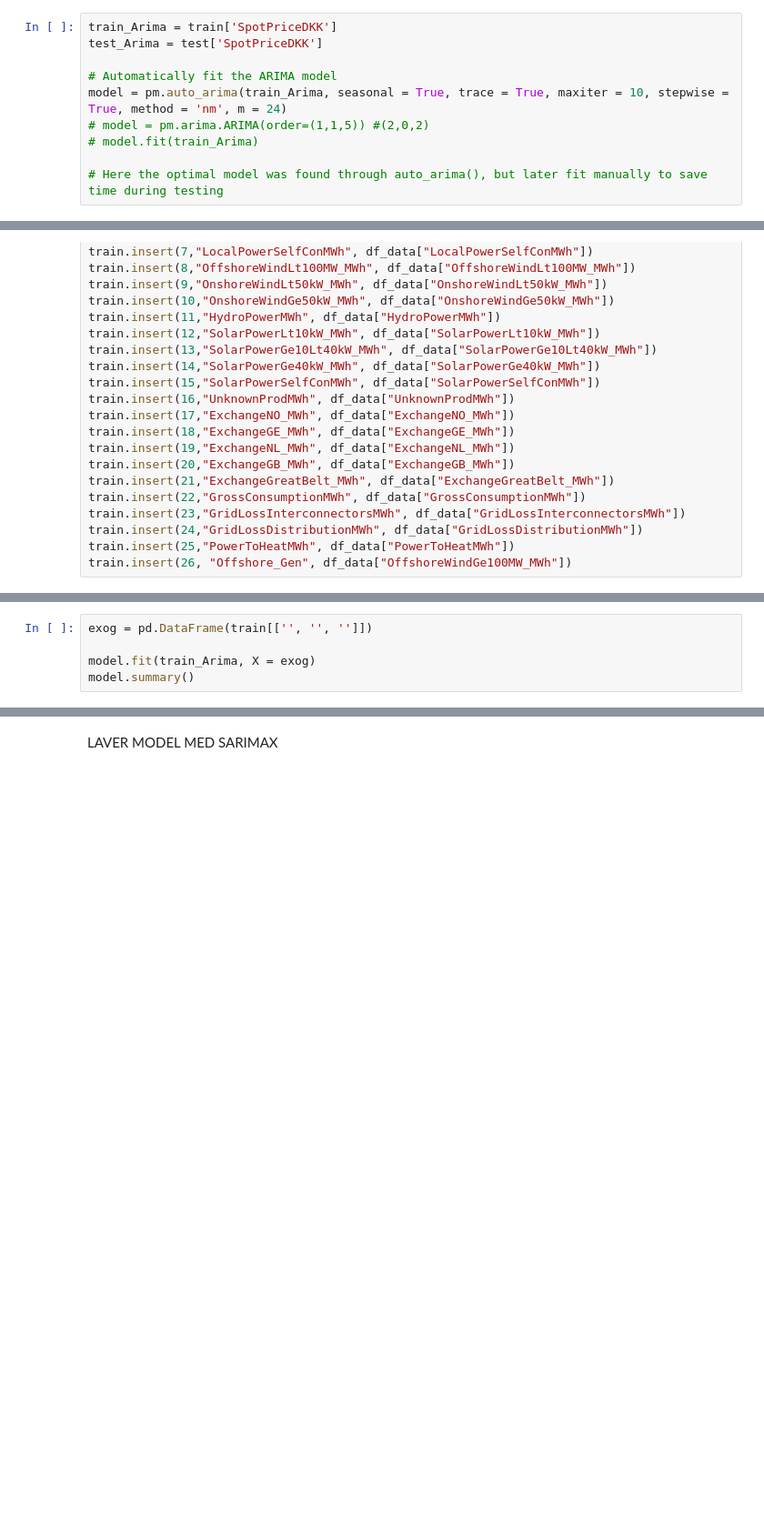
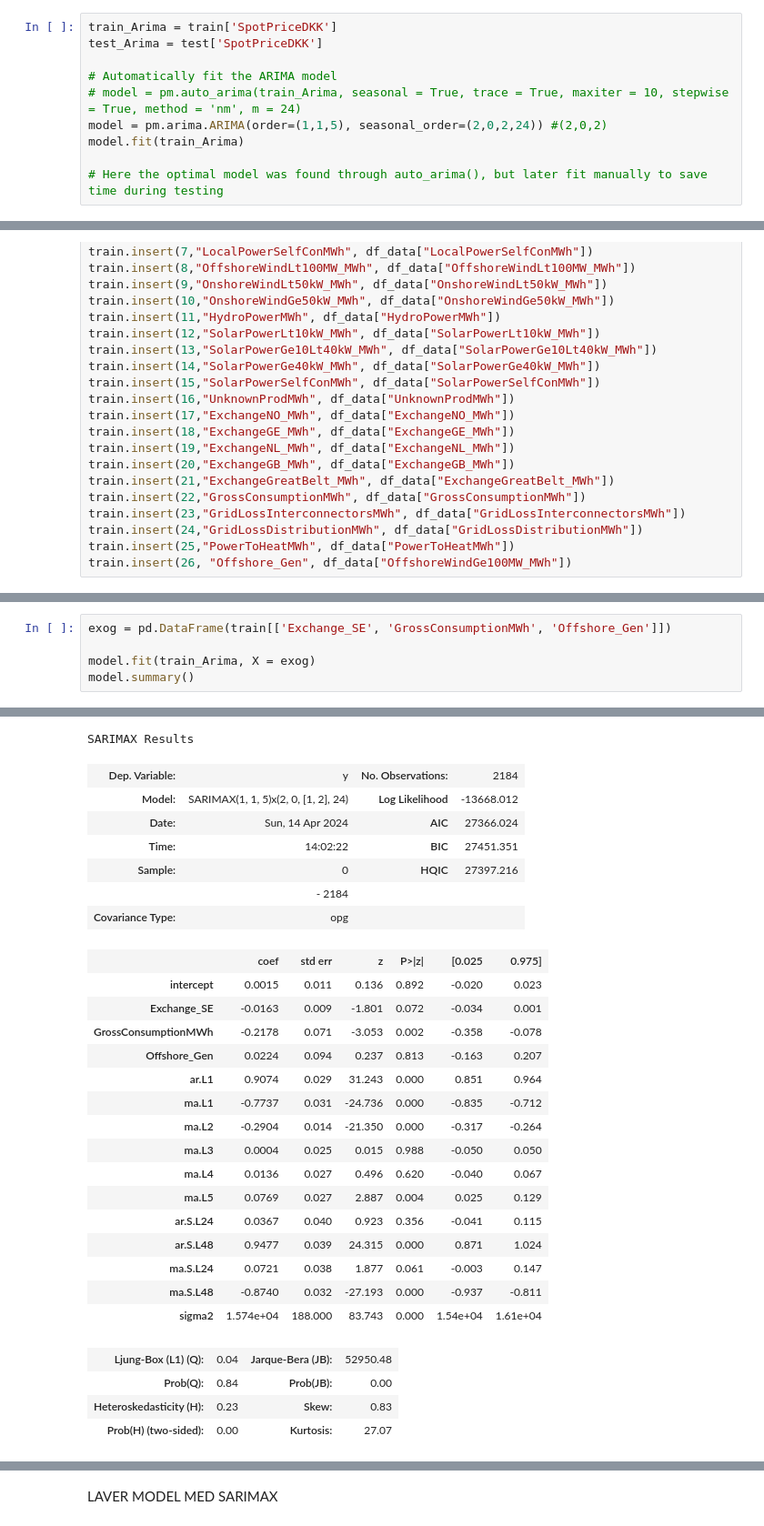
Before and after one commit to AnotherAtom/EnergyAnalytics_2, a Jupyter notebook: main.ipynb, the cells around one changed output, grey strips where cells are left out. Shown at 91% size. Drawn from its saved outputs; the diff is of its cells as text; blank space fills up the shorter version.

```diff
--- a/main.ipynb
+++ b/main.ipynb
@@ -82,9 +82,9 @@ train_Arima = train['SpotPriceDKK']
 test_Arima = test['SpotPriceDKK']
 
 # Automatically fit the ARIMA model
-model = pm.auto_arima(train_Arima, seasonal = True, trace = True, maxiter = 10, stepwise = True, method = 'nm', m = 24)
-# model = pm.arima.ARIMA(order=(1,1,5)) #(2,0,2)
-# model.fit(train_Arima)
+# model = pm.auto_arima(train_Arima, seasonal = True, trace = True, maxiter = 10, stepwise = True, method = 'nm', m = 24)
+model = pm.arima.ARIMA(order=(1,1,5), seasonal_order=(2,0,2,24)) #(2,0,2)
+model.fit(train_Arima)
 
 # Here the optimal model was found through auto_arima(), but later fit manually to save time during testing
 # %% [output]
@@ -207,5 +239,6 @@ for col in train.columns:
 # %%
-exog = pd.DataFrame(train[['', '', '']])
+exog = pd.DataFrame(train[['Exchange_SE', 'GrossConsumptionMWh', 'Offshore_Gen']])
 
 model.fit(train_Arima, X = exog)
 model.summary()
+# %% [output]
@@ -211,0 +259,28 @@ model.summary()
+SARIMAX Results
+| Dep. Variable: | y | No. Observations: | 2184 |
+| Model: | SARIMAX(1, 1, 5)x(2, 0, [1, 2], 24) | Log Likelihood | -13668.012 |
+| Date: | Sun, 14 Apr 2024 | AIC | 27366.024 |
+| Time: | 14:02:22 | BIC | 27451.351 |
+| Sample: | 0 | HQIC | 27397.216 |
+|  | - 2184 |  |  |
+| Covariance Type: | opg |  |  |
+|  | coef | std err | z | P>|z| | [0.025 | 0.975] |
+| intercept | 0.0015 | 0.011 | 0.136 | 0.892 | -0.020 | 0.023 |
+| Exchange_SE | -0.0163 | 0.009 | -1.801 | 0.072 | -0.034 | 0.001 |
+| GrossConsumptionMWh | -0.2178 | 0.071 | -3.053 | 0.002 | -0.358 | -0.078 |
+| Offshore_Gen | 0.0224 | 0.094 | 0.237 | 0.813 | -0.163 | 0.207 |
+| ar.L1 | 0.9074 | 0.029 | 31.243 | 0.000 | 0.851 | 0.964 |
+| ma.L1 | -0.7737 | 0.031 | -24.736 | 0.000 | -0.835 | -0.712 |
+| ma.L2 | -0.2904 | 0.014 | -21.350 | 0.000 | -0.317 | -0.264 |
+| ma.L3 | 0.0004 | 0.025 | 0.015 | 0.988 | -0.050 | 0.050 |
+| ma.L4 | 0.0136 | 0.027 | 0.496 | 0.620 | -0.040 | 0.067 |
+| ma.L5 | 0.0769 | 0.027 | 2.887 | 0.004 | 0.025 | 0.129 |
+| ar.S.L24 | 0.0367 | 0.040 | 0.923 | 0.356 | -0.041 | 0.115 |
+| ar.S.L48 | 0.9477 | 0.039 | 24.315 | 0.000 | 0.871 | 1.024 |
+| ma.S.L24 | 0.0721 | 0.038 | 1.877 | 0.061 | -0.003 | 0.147 |
+| ma.S.L48 | -0.8740 | 0.032 | -27.193 | 0.000 | -0.937 | -0.811 |
+| sigma2 | 1.574e+04 | 188.000 | 83.743 | 0.000 | 1.54e+04 | 1.61e+04 |
+| Ljung-Box (L1) (Q): | 0.04 | Jarque-Bera (JB): | 52950.48 |
+| Prob(Q): | 0.84 | Prob(JB): | 0.00 |
+| Heteroskedasticity (H): | 0.23 | Skew: | 0.83 |
+| Prob(H) (two-sided): | 0.00 | Kurtosis: | 27.07 |
```
Also changed, not shown: parts of 22 cells of this notebook, 1 other file.
